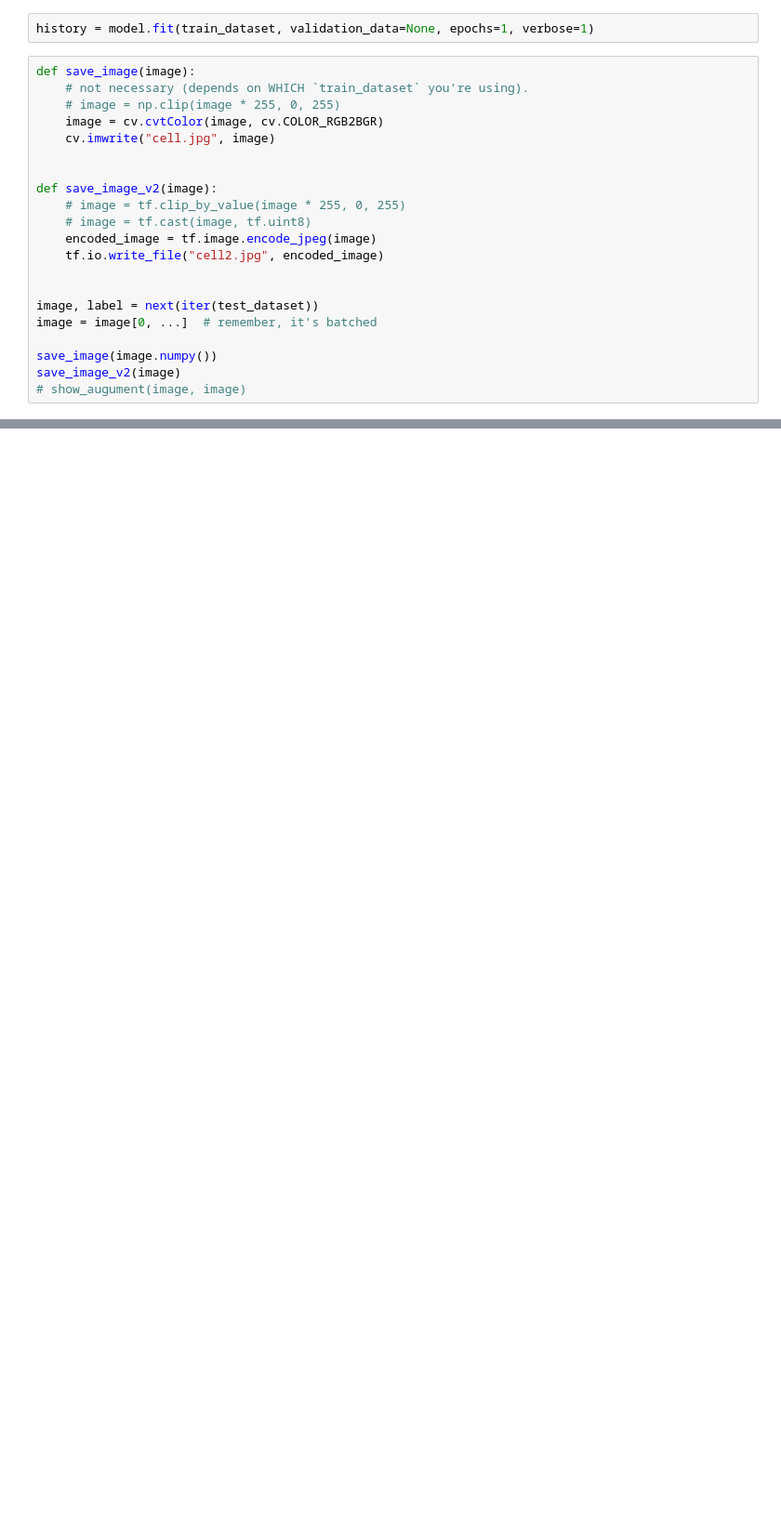
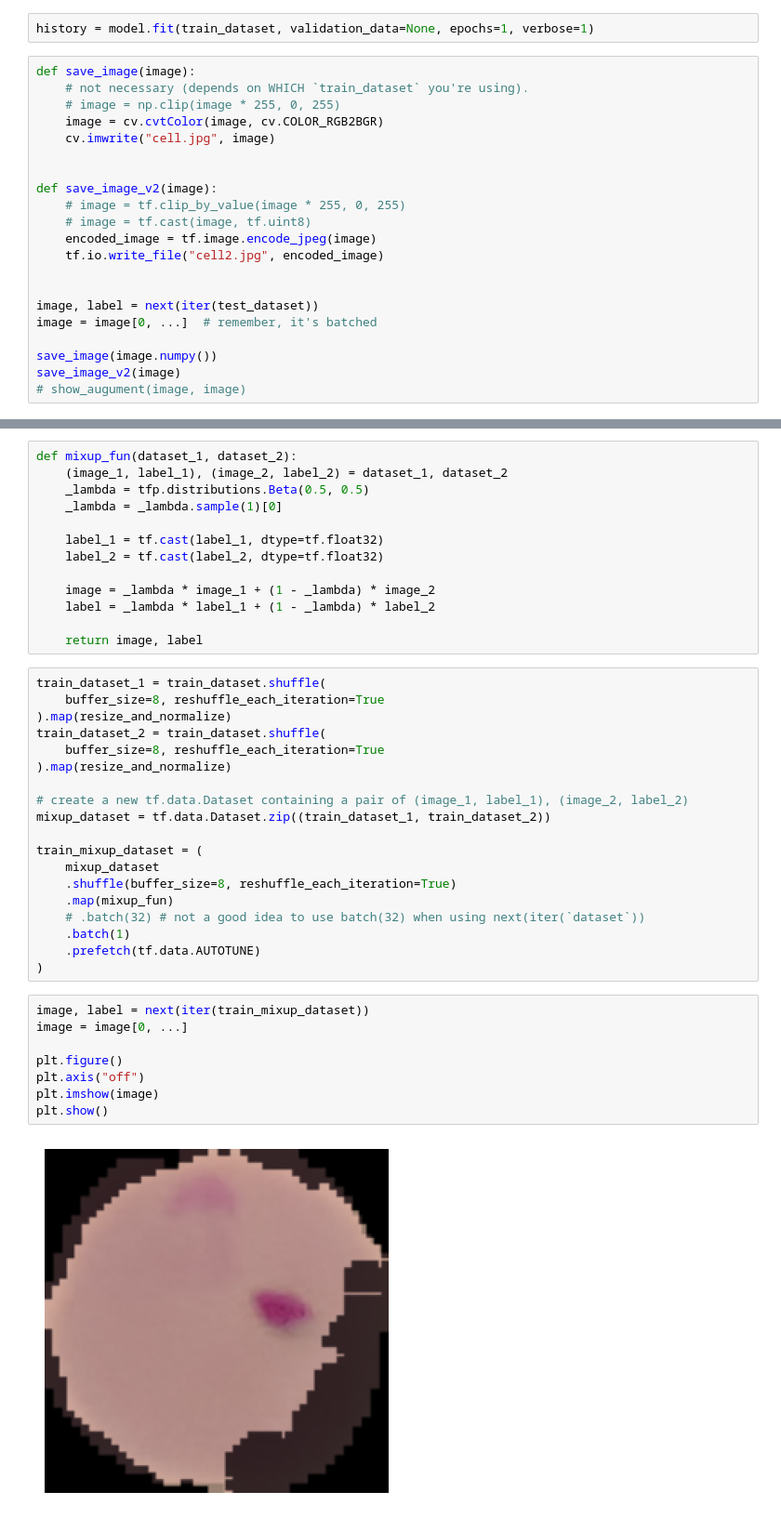
Before and after one commit to albertalvin8080/Python-LearningPath, a Jupyter notebook: tensorflow/14_malaria_classification.ipynb, the cells around one changed output, grey strips where cells are left out. Shown: that part at 93% size. Drawn from its saved outputs; the diff is of its cells as text; blank space fills up the shorter version.

Commit message:
feat(): mixup augment

```diff
--- a/tensorflow/14_malaria_classification.ipynb
+++ b/tensorflow/14_malaria_classification.ipynb
@@ -1303,0 +978,42 @@ array([[7.951646e-16]], dtype=float32)
+# %%
+def mixup_fun(dataset_1, dataset_2):
+    (image_1, label_1), (image_2, label_2) = dataset_1, dataset_2
+    _lambda = tfp.distributions.Beta(0.5, 0.5)
+    _lambda = _lambda.sample(1)[0]
+
+    label_1 = tf.cast(label_1, dtype=tf.float32)
+    label_2 = tf.cast(label_2, dtype=tf.float32)
+
+    image = _lambda * image_1 + (1 - _lambda) * image_2
+    label = _lambda * label_1 + (1 - _lambda) * label_2
+
+    return image, label
+# %%
+train_dataset_1 = train_dataset.shuffle(
+    buffer_size=8, reshuffle_each_iteration=True
+).map(resize_and_normalize)
+train_dataset_2 = train_dataset.shuffle(
+    buffer_size=8, reshuffle_each_iteration=True
+).map(resize_and_normalize)
+
+# create a new tf.data.Dataset containing a pair of (image_1, label_1), (image_2, label_2)
+mixup_dataset = tf.data.Dataset.zip((train_dataset_1, train_dataset_2))
+
+train_mixup_dataset = (
+    mixup_dataset
+    .shuffle(buffer_size=8, reshuffle_each_iteration=True)
+    .map(mixup_fun)
+    # .batch(32) # not a good idea to use batch(32) when using next(iter(`dataset`))
+    .batch(1)
+    .prefetch(tf.data.AUTOTUNE)
+)
+# %%
+image, label = next(iter(train_mixup_dataset))
+image = image[0, ...]
+
+plt.figure()
+plt.axis("off")
+plt.imshow(image)
+plt.show()
+# %% [output]
+[figure, added]
```
Also changed, not shown: parts of 40 cells of this notebook, 3 other files.
